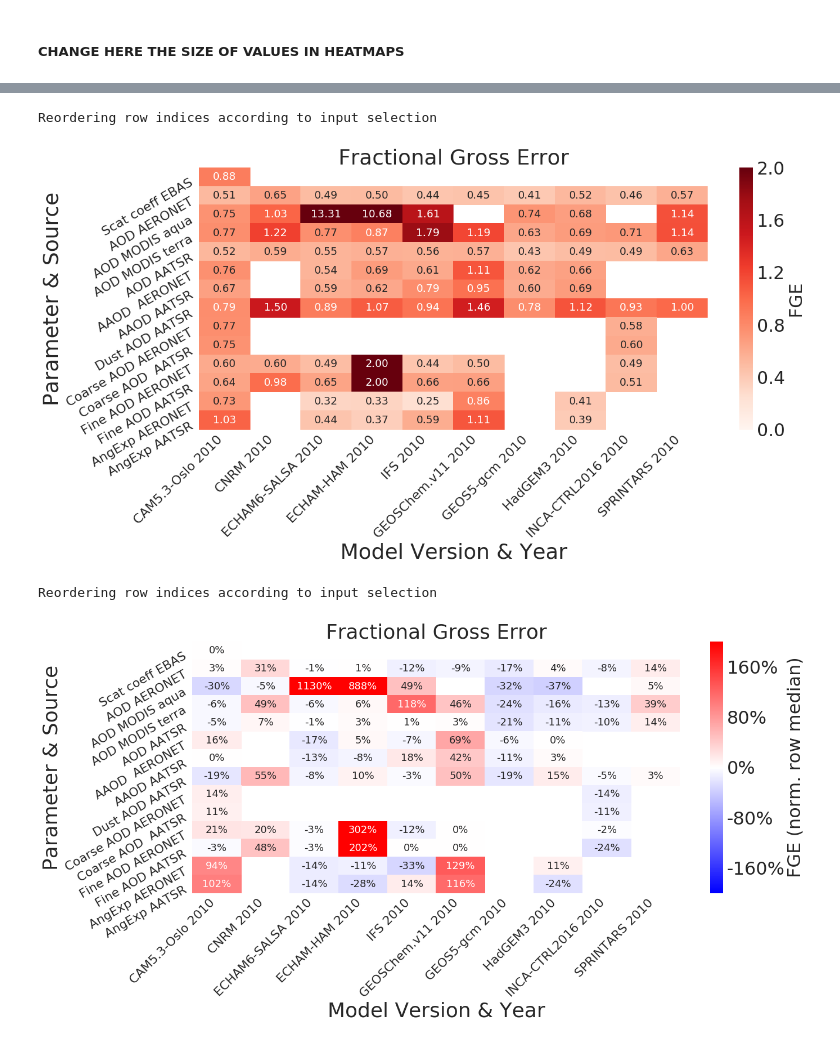
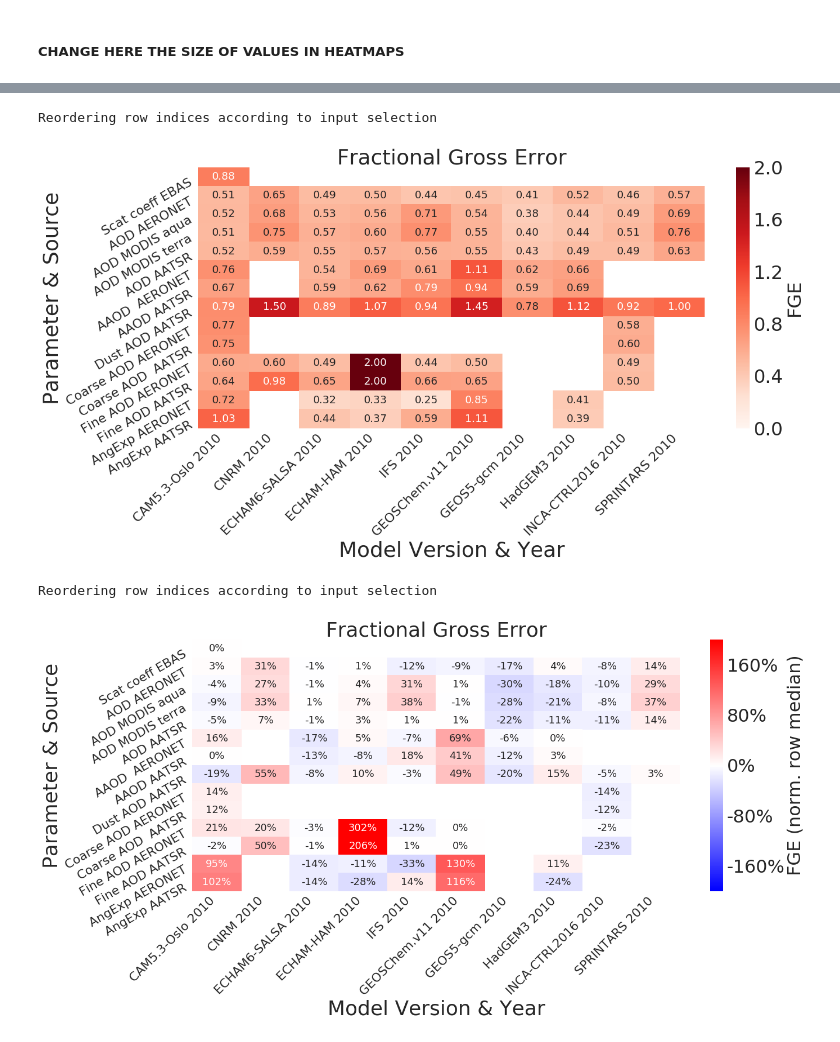
Before and after one commit to metno/pyaerocom-synthesis, a Jupyter notebook: MultiModelObsVarCompare.ipynb, the cells around one changed output, grey strips where cells are left out. Saved outputs shown, nothing was run; the diff lists cells and outputs as text; code cells hidden in the pictures.

```diff
--- a/MultiModelObsVarCompare.ipynb
+++ b/MultiModelObsVarCompare.ipynb
@@ -299,7 +297,8 @@ Die Logik verstehe ich nicht - reload selection sollte doch true sein, wenn die
 if RELOAD_RESULTS_SELECTION or not os.path.exists(RESULT_TABLE_SELECTION):
     # searches for obs_id, var_name, model_id (OVM) combinations so that for each of these, exatly one row exist.
     table = reader.compute_statistics_table(var_obs_combinations=VAR_OBS_SELECTION,
-                                            model_year_combinations=MODEL_YEAR_SELECTION)
+                                            model_year_combinations=MODEL_YEAR_SELECTION,
+                                            crop_value_range_var=True)
     table.to_csv(RESULT_TABLE_SELECTION)
     print,'Selection done'
 else:
@@ -334,35 +333,3 @@ table
 import numpy as np
 table['nmb'][table['nmb'] > 1000] = np.nan
 table['rms'][table['rms'] > 1000] = np.nan
-# %%
-def update_labels(ax, PLOT_XLABELS, PLOT_YLABELS, fontsize=16, xrotation=45, yrotation=45):
-    xlbls = ax.get_xticklabels() #get the default x-labels
-    xlbls_new = []
-    for lbl in xlbls: #iterate over all xlabels
-        lbl = lbl.get_text()
-        if lbl in PLOT_XLABELS: #replace, if defined above
-            xlbls_new.append(PLOT_XLABELS[lbl])
-        else: # use original label and print warning
-            print('Label {} not defined above, check PLOT_XLABELS'.format(lbl))
-            xlbls_new.append(lbl)
-    ylbls = ax.get_yticklabels() #get the default x-labels
-    ylbls_new = []
-    for lbl in ylbls: #iterate over all xlabels
-        lbl = lbl.get_text()
-        if lbl in PLOT_YLABELS: #replace, if defined above
-            ylbls_new.append(PLOT_YLABELS[lbl])
-        else: # use original label and print warning
-            print('Label {} not defined above, check PLOT_XLABELS'.format(lbl))
-            ylbls_new.append(lbl)
-
-    ax.set_xticklabels(xlbls_new, rotation=xrotation, fontsize=fontsize, ha='right')
-    ax.set_yticklabels(ylbls_new, rotation=yrotation, fontsize=fontsize, va='top')
-    return ax
-# %%
-def change_fontsize_colorbar(ax, fontsize=16):
-    axes=ax.figure.axes[-1]
-    yticks = axes.get_yticklabels()
-    axes.set_yticklabels(yticks, fontsize=fontsize)
-    lbl = axes.get_ylabel()
-    axes.set_ylabel(lbl, fontsize=fontsize)
-    return ax
@@ -423,25 +415,25 @@ Reordering row indices according to input selection
 # %%
 ax = plot_heatmap(table, colname='fge', ts_type='monthly', color_rowwise=False, cbar=True,
                   cmap='Reds', center=0,
                   figsize=(20, 12), vmin=0, vmax=2, table_name='FGE', num_digits=2,
                   row_order=VAR_OBS_SELECTION) #THIS IS NEW AND DOES THE REORDERING OF VAR / OBS COMBINATIONS
 
 # here you can edit the labelling, etc. should be self-explanatory
 ax = update_labels(ax, PLOT_XLABELS, PLOT_YLABELS, #update x and y-labels according to settings above
                    fontsize=22, #fontsize
                    xrotation=45,
                    yrotation=30)
-ax = change_fontsize_colorbar(ax, 30) # change fontsize colorbar
+ax = change_fontsize_colorbar(ax, 32) # change fontsize colorbar
 ax.set_ylabel('Parameter & Source', fontsize=36)
 ax.set_xlabel('Model Version & Year', fontsize=36)
 ax.set_title('Fractional Gross Error', fontsize=36)
 
 # save figure
 savename = 'heatmap_fge_selection_monthly.png'
 ax.figure.savefig(os.path.join(OUTPUT_DIR, savename))
 # %% [output]
 Reordering row indices according to input selection
-[figure, old version]
+[figure, new version]
 # %%
 ax = plot_heatmap(table, colname='fge', ts_type='monthly', color_rowwise=False, cbar=True,
                   cmap='bwr', center=0,
@@ -465,5 +457,5 @@ savename = 'heatmap_fge_NORM_selection_monthly.png'
 ax.figure.savefig(os.path.join(OUTPUT_DIR, savename))
 # %% [output]
 Reordering row indices according to input selection
-[figure, old version]
+[figure, new version]
 # %%
```
Also changed, not shown: parts of 30 cells of this notebook, 6 other files.
